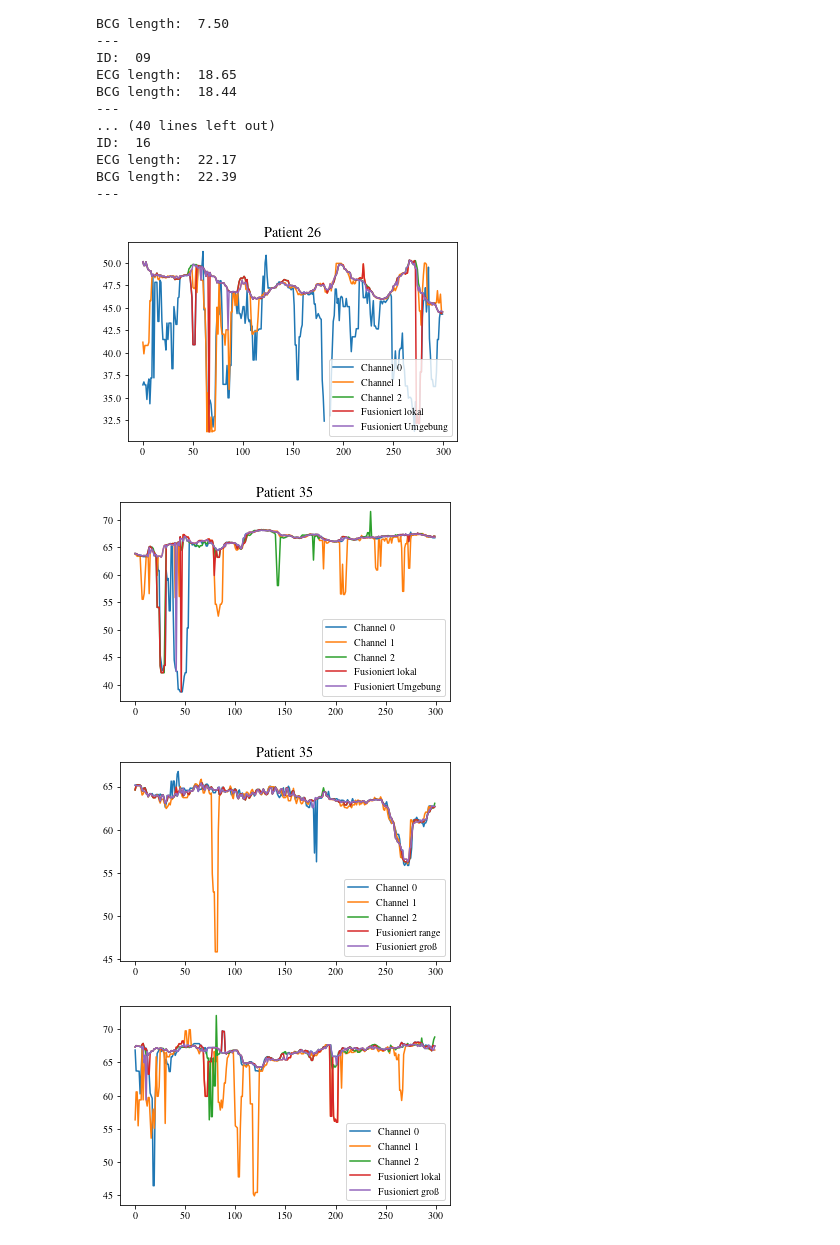
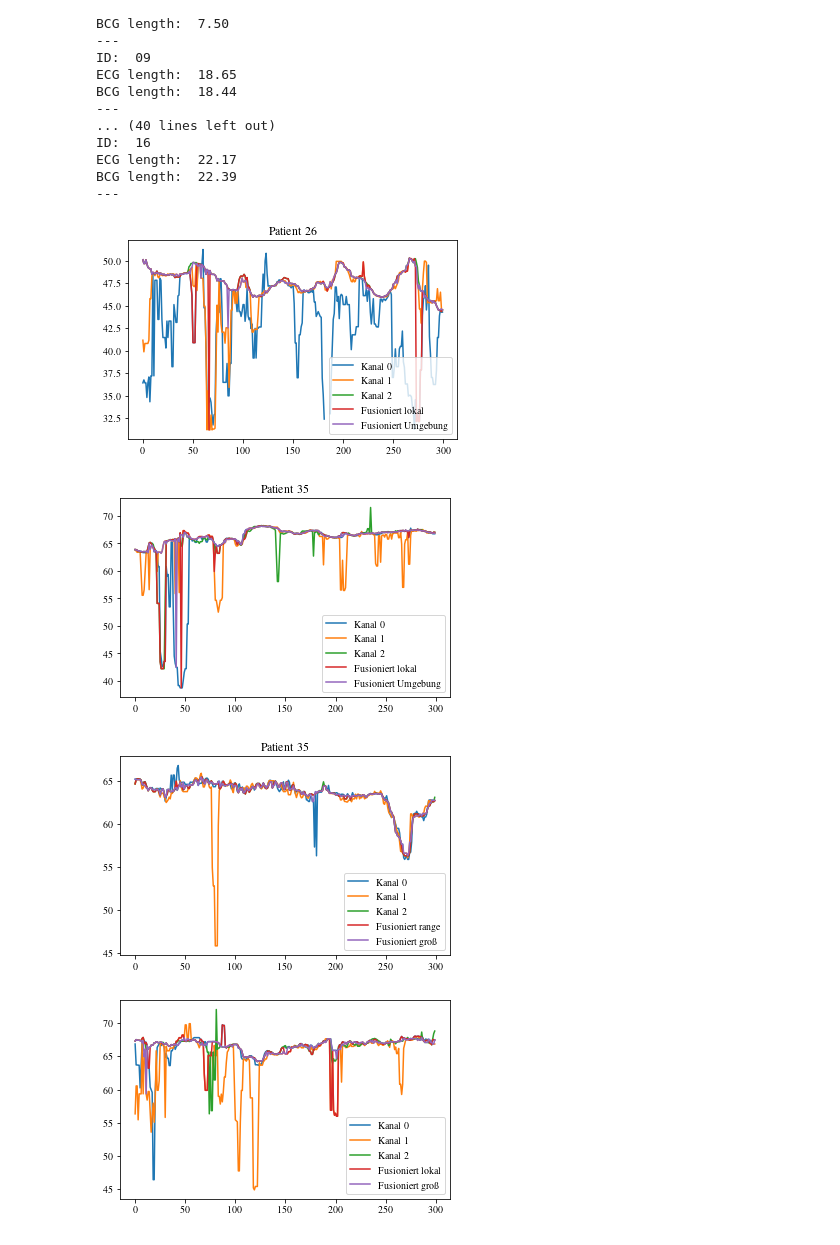
Before and after one commit to Zianor/Bachelorarbeit, a Jupyter notebook: Implementation/src/notebooks/ecg.ipynb, the cells around one changed output. Cells and saved outputs as stored; diff of their text form; code cells hidden in the pictures.

Commit message:
feat: updated graphics

```diff
--- a/Implementation/src/notebooks/ecg.ipynb
+++ b/Implementation/src/notebooks/ecg.ipynb
@@ -106,15 +106,15 @@ for i in range(0, (int(np.trunc(patient_ecg.length)) * patient_ecg.sample_rate),
 # %%
 plt.figure(figsize=utils.get_plt_big_size())
 for channel in range(3):
-    plt.plot(hr_singles[channel, 30000:30300], label="Channel " + str(channel))
+    plt.plot(hr_singles[channel, 30000:30300], label="Kanal " + str(channel))
 plt.plot(hr_lowest_std[0, 30000:30300], label="Fusioniert lokal")
 plt.plot(hr_fusion[0, 30000:30300], label="Fusioniert Umgebung")
 plt.title("Patient 26")
 plt.legend()
 if save:
     plt.savefig(os.path.join(utils.get_thesis_pic_path(),'ecg-patient-26.pdf'), transparent=True, bbox_inches='tight', dpi=300)
 # %% [output]
-[figure, old version]
+[figure, new version]
 # %%
 patient_ecg = data.data_series['35'].ecg
 hr_singles = np.zeros(shape=(3, int(np.trunc(patient_ecg.length))))
@@ -171,7 +171,7 @@ for i in range(0, (int(np.trunc(patient_ecg.length)) * patient_ecg.sample_rate),
 # %%
 plt.figure(figsize=utils.get_plt_big_size())
 for channel in range(3):
-    plt.plot(hr_singles[channel, 10000:10300], label="Channel " + str(channel))
+    plt.plot(hr_singles[channel, 10000:10300], label="Kanal " + str(channel))
 plt.plot(hr_lowest_std[0, 10000:10300], label="Fusioniert lokal")
 plt.plot(hr_fusion[0, 10000:10300], label="Fusioniert Umgebung")
 plt.title("Patient 35")
@@ -179,11 +179,11 @@ plt.legend()
 if save:
     plt.savefig(os.path.join(utils.get_thesis_pic_path(),'ecg-patient-35-1.pdf'), transparent=True, bbox_inches='tight', dpi=300)
 # %% [output]
-[figure, old version]
+[figure, new version]
 # %%
 plt.figure(figsize=utils.get_plt_big_size())
 for channel in range(3):
-    plt.plot(hr_singles[channel, 28000:28300], label="Channel " + str(channel))
+    plt.plot(hr_singles[channel, 28000:28300], label="Kanal " + str(channel))
 plt.plot(hr_lowest_std[0, 28000:28300], label="Fusioniert range")
 plt.plot(hr_fusion[0, 28000:28300], label="Fusioniert groß")
 plt.title("Patient 35")
@@ -191,15 +191,15 @@ plt.legend()
 if save:
     plt.savefig(os.path.join(utils.get_thesis_pic_path(),'ecg-patient-35-2.pdf'), transparent=True, bbox_inches='tight', dpi=300)
 # %% [output]
-[figure, old version]
+[figure, new version]
 # %%
 plt.figure(figsize=utils.get_plt_big_size())
 for channel in range(3):
-    plt.plot(hr_singles[channel, 17000:17300], label="Channel " + str(channel))
+    plt.plot(hr_singles[channel, 17000:17300], label="Kanal " + str(channel))
 plt.plot(hr_lowest_std[0, 17000:17300], label="Fusioniert lokal")
 plt.plot(hr_fusion[0, 17000:17300], label="Fusioniert groß")
 plt.legend()
 if save:
     plt.savefig(os.path.join(utils.get_thesis_pic_path(),'ecg-patient-35-3.pdf'), transparent=True, bbox_inches='tight', dpi=300)
 # %% [output]
-[figure, old version]
+[figure, new version]
```
